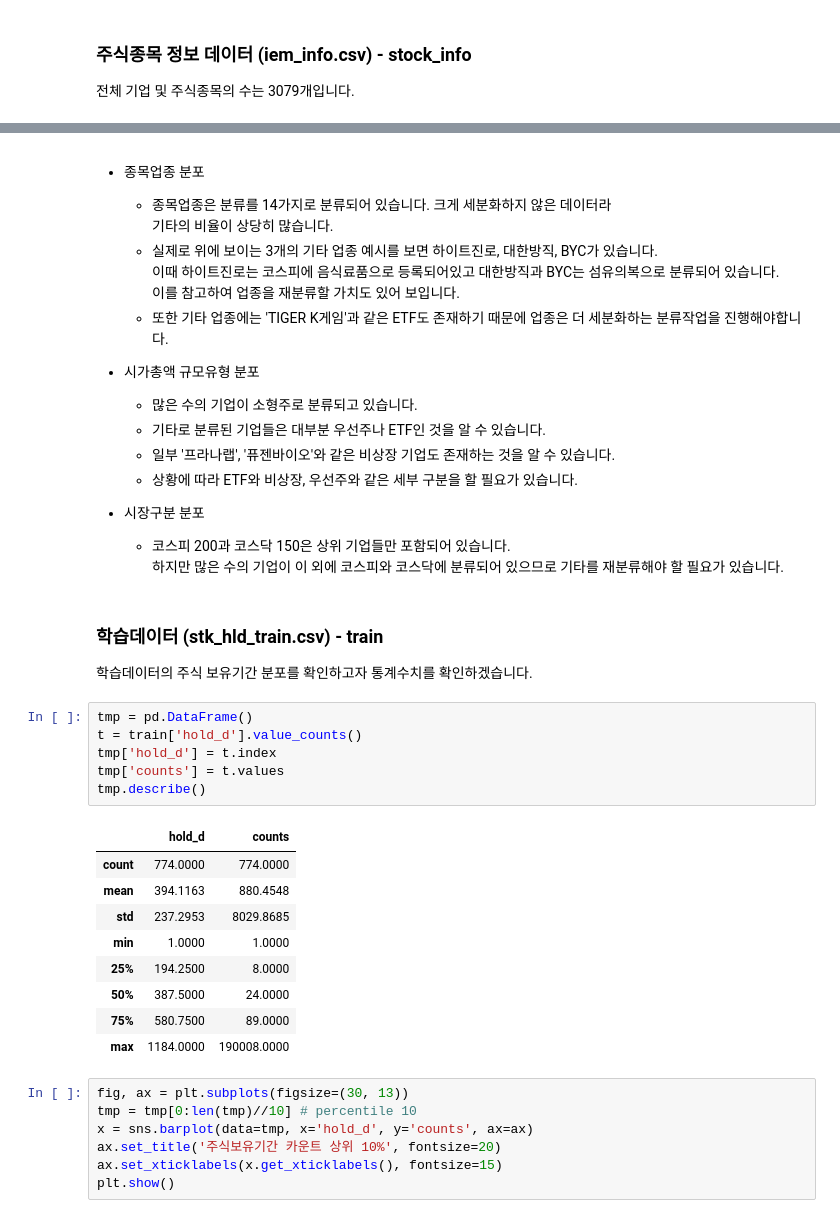
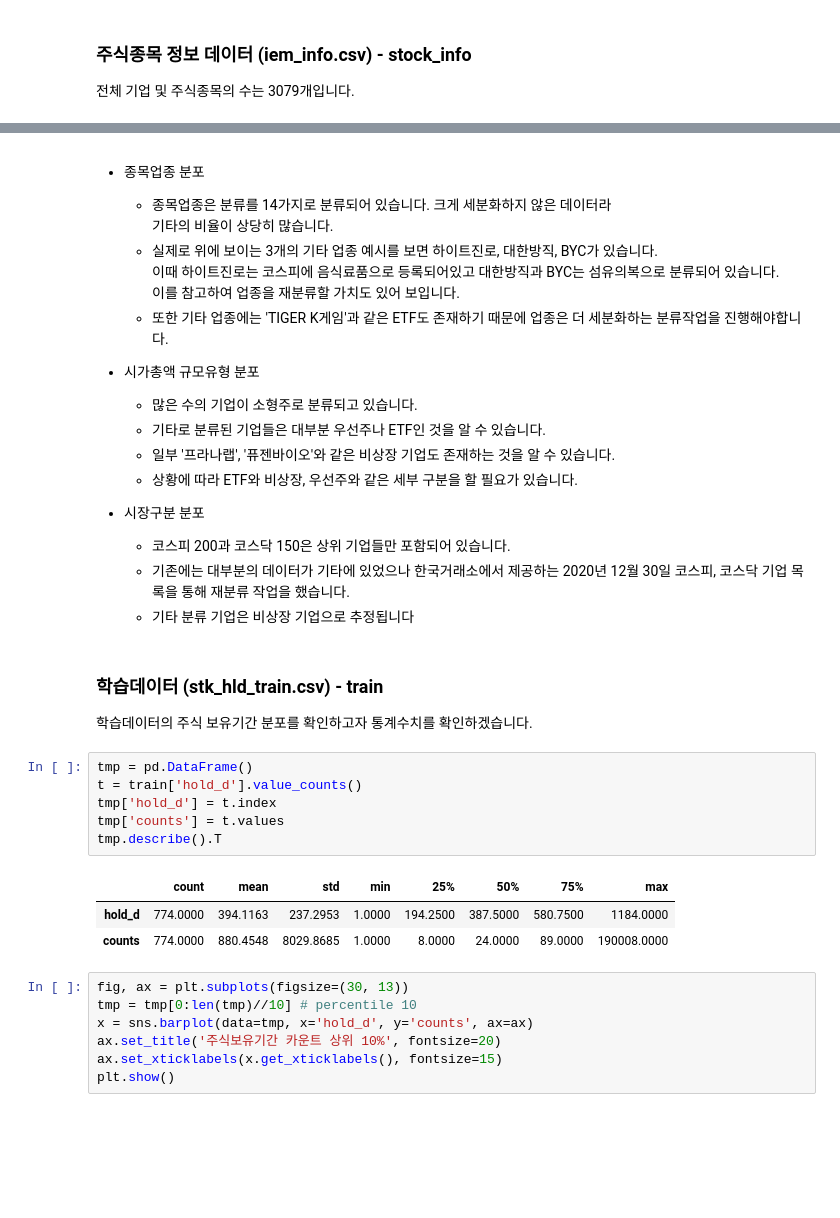
Before and after one commit to ElectionInfo/NH, a Jupyter notebook: 주식_보유기간_예측_EDA.ipynb, the cells around one changed output, grey strips where cells are left out. Cells and saved outputs as stored; diff of their text form; blank space fills up the shorter version.

```diff
--- a/주식_보유기간_예측_EDA.ipynb
+++ b/주식_보유기간_예측_EDA.ipynb
@@ -445,7 +455,8 @@ stock_info[stock_info['mkt_pr_tal_scl_tp_cd'] == 99].sample(10)
 
 - 시장구분 분포
   - 코스피 200과 코스닥 150은 상위 기업들만 포함되어 있습니다.
-  하지만 많은 수의 기업이 이 외에 코스피와 코스닥에 분류되어 있으므로 기타를 재분류해야 할 필요가 있습니다.
+  - 기존에는 대부분의 데이터가 기타에 있었으나 한국거래소에서 제공하는 2020년 12월 30일 코스피, 코스닥 기업 목록을 통해 재분류 작업을 했습니다.
+  - 기타 분류 기업은 비상장 기업으로 추정됩니다
 # %% [markdown]
 ### 학습데이터 (stk_hld_train.csv) - train
 
@@ -453,19 +464,13 @@ stock_info[stock_info['mkt_pr_tal_scl_tp_cd'] == 99].sample(10)
 # %%
 tmp = pd.DataFrame()
 t = train['hold_d'].value_counts()
 tmp['hold_d'] = t.index
 tmp['counts'] = t.values
-tmp.describe()
+tmp.describe().T
 # %% [output]
-|  | hold_d | counts |
-| count | 774.0000 | 774.0000 |
-| mean | 394.1163 | 880.4548 |
-| std | 237.2953 | 8029.8685 |
-| min | 1.0000 | 1.0000 |
-| 25% | 194.2500 | 8.0000 |
-| 50% | 387.5000 | 24.0000 |
-| 75% | 580.7500 | 89.0000 |
-| max | 1184.0000 | 190008.0000 |
+|  | count | mean | std | min | 25% | 50% | 75% | max |
+| hold_d | 774.0000 | 394.1163 | 237.2953 | 1.0000 | 194.2500 | 387.5000 | 580.7500 | 1184.0000 |
+| counts | 774.0000 | 880.4548 | 8029.8685 | 1.0000 | 8.0000 | 24.0000 | 89.0000 | 190008.0000 |
 # %%
 fig, ax = plt.subplots(figsize=(30, 13))
 tmp = tmp[0:len(tmp)//10] # percentile 10
```
Also changed, not shown: parts of 23 cells of this notebook.
